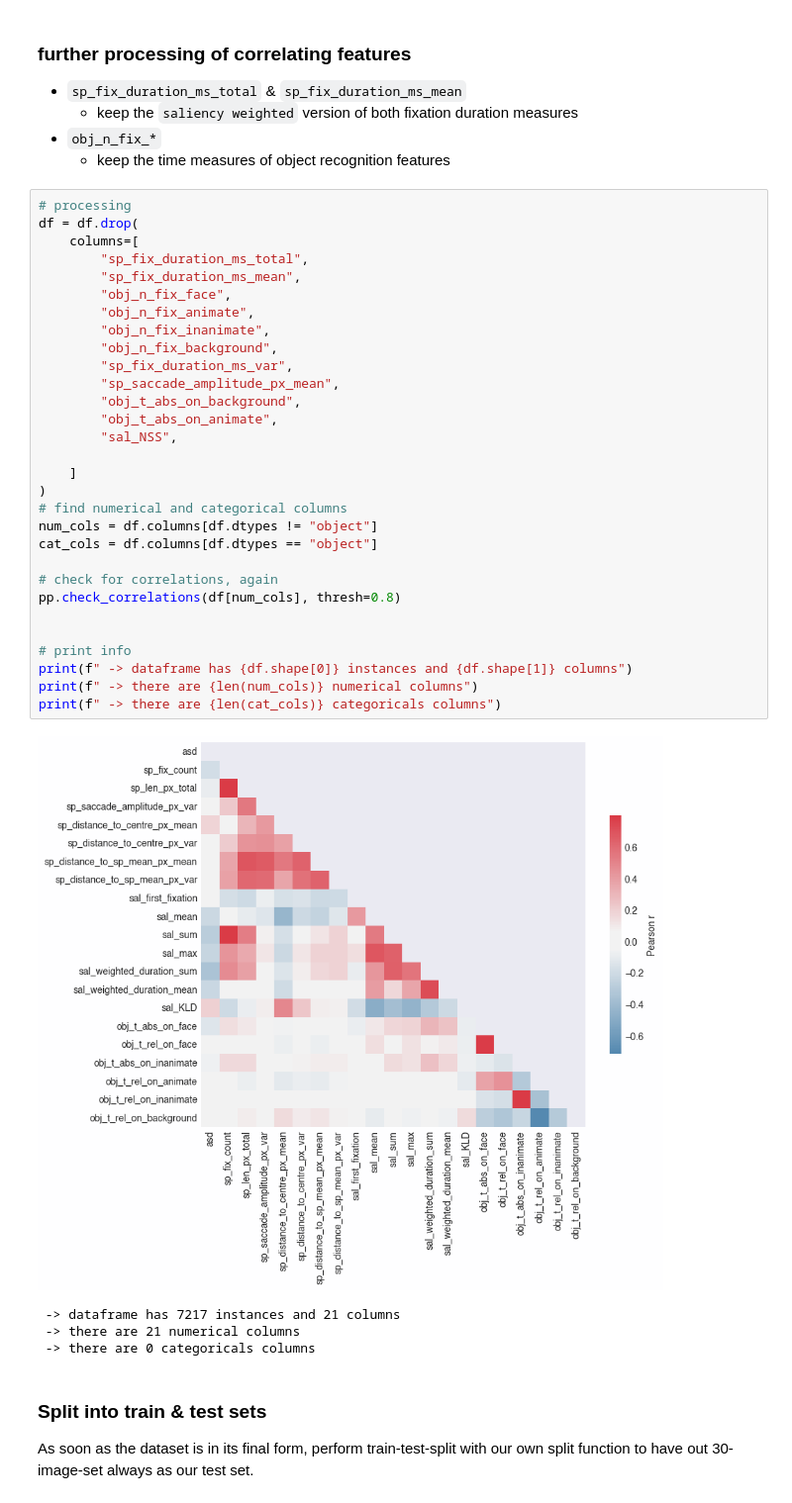
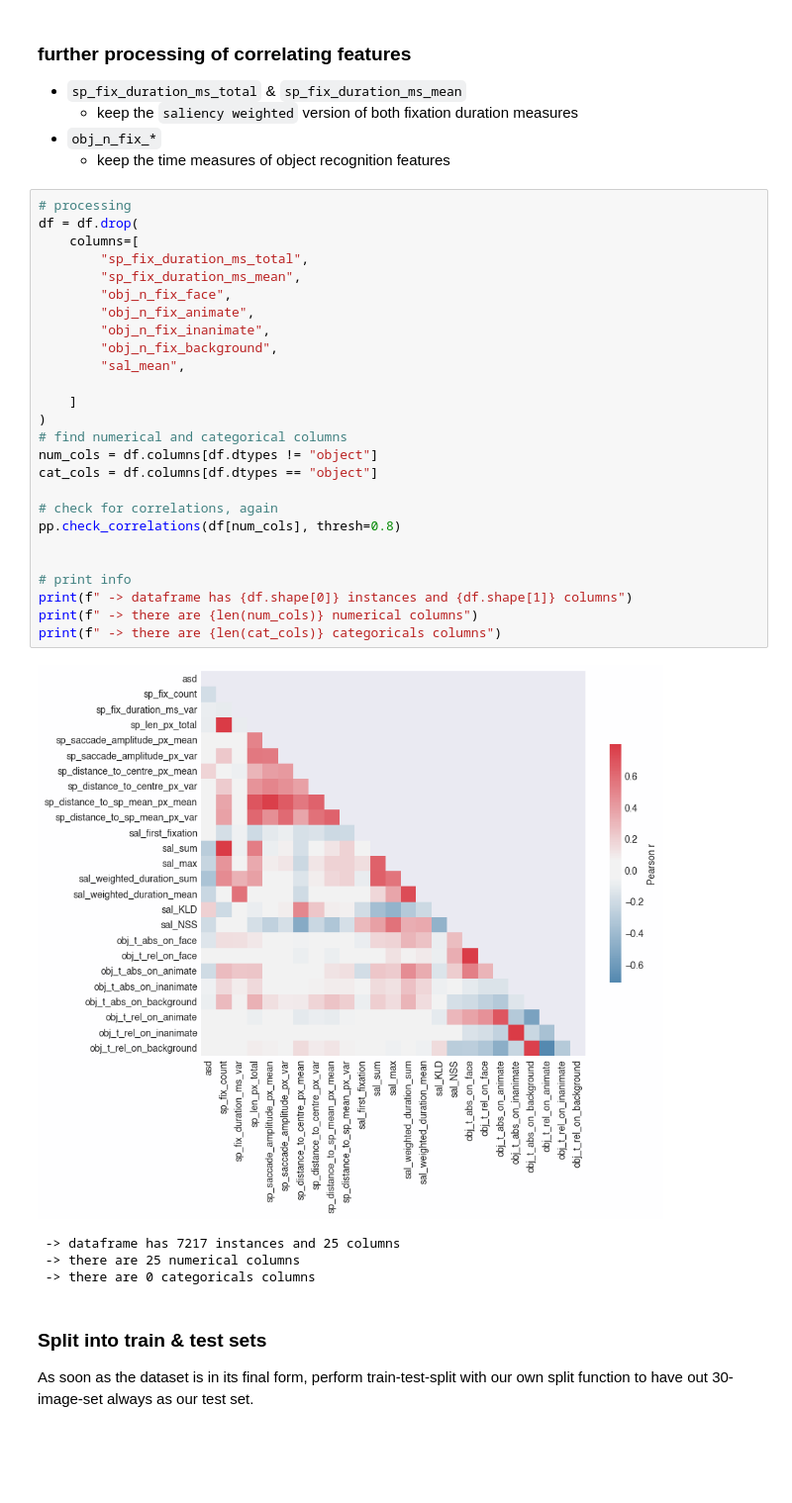
Before and after one commit to eockfen/EyeTism, a Jupyter notebook: modeling/xgboost_opt.ipynb, the cells around one changed output. Shown at 99% size. Drawn from its saved outputs; the diff is of its cells as text; blank space fills up the shorter version.

```diff
--- a/modeling/xgboost_opt.ipynb
+++ b/modeling/xgboost_opt.ipynb
@@ -128,37 +128,33 @@ Correlation between obj_n_fix_background and obj_t_rel_on_background is 0.804
 # %%
 # processing
 df = df.drop(
     columns=[
         "sp_fix_duration_ms_total",
         "sp_fix_duration_ms_mean",
         "obj_n_fix_face",
         "obj_n_fix_animate",
         "obj_n_fix_inanimate",
         "obj_n_fix_background",
-        "sp_fix_duration_ms_var",
-        "sp_saccade_amplitude_px_mean",
-        "obj_t_abs_on_background",
-        "obj_t_abs_on_animate",
-        "sal_NSS",
+        "sal_mean",
 
     ]
 )
 # find numerical and categorical columns
 num_cols = df.columns[df.dtypes != "object"]
 cat_cols = df.columns[df.dtypes == "object"]
 
 # check for correlations, again
 pp.check_correlations(df[num_cols], thresh=0.8)
 
 
 # print info
 print(f" -> dataframe has {df.shape[0]} instances and {df.shape[1]} columns")
 print(f" -> there are {len(num_cols)} numerical columns")
 print(f" -> there are {len(cat_cols)} categoricals columns")
 # %% [output]
-[figure, old version]
+[figure, new version]
- -> dataframe has 7217 instances and 21 columns
- -> there are 21 numerical columns
+ -> dataframe has 7217 instances and 25 columns
+ -> there are 25 numerical columns
  -> there are 0 categoricals columns
 # %% [markdown]
 ### Split into train & test sets
```
Also changed, not shown: parts of 12 cells of this notebook.
